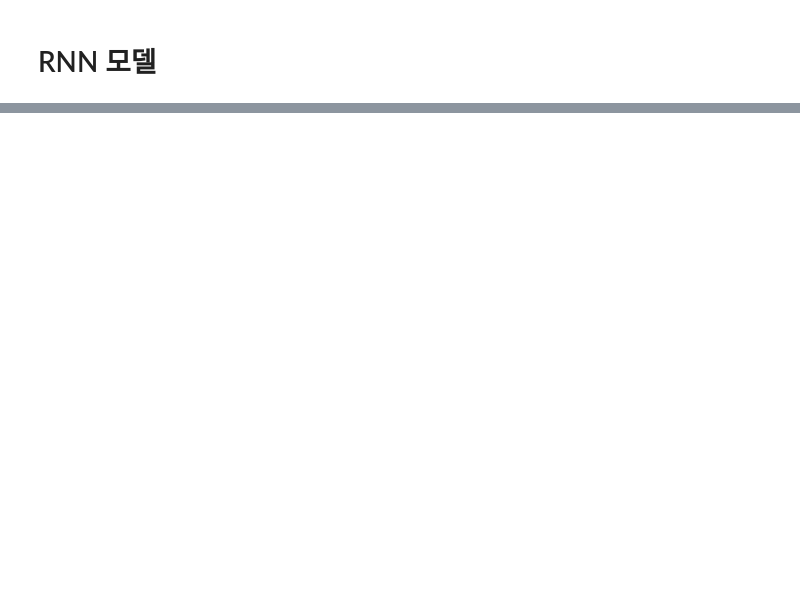
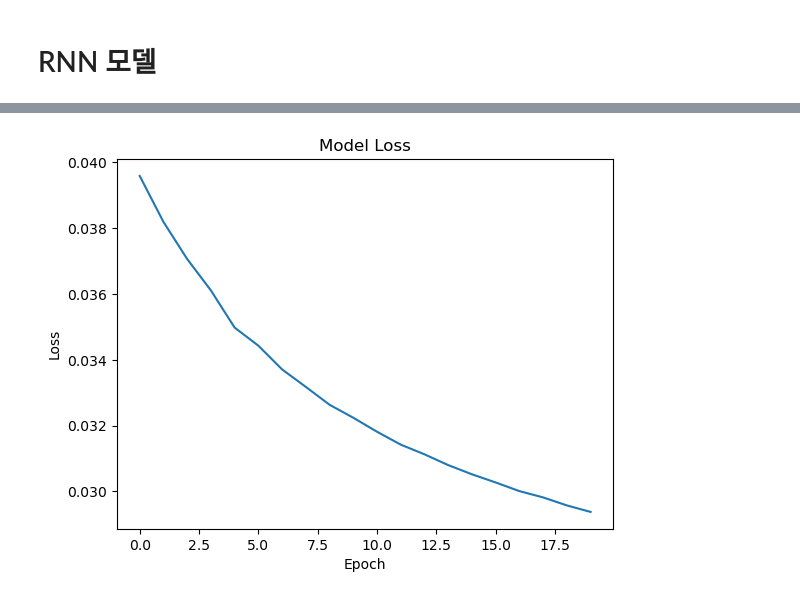
Before and after one commit to DoongDoongMaster/auto-drum-transcription, a Jupyter notebook: src/drum_classification_sequence.ipynb, the cells around one changed output, grey strips where cells are left out. Saved outputs shown, nothing was run; the diff lists cells and outputs as text; code cells hidden in the pictures; blank space fills up the shorter version.

```diff
--- a/src/drum_classification_sequence.ipynb
+++ b/src/drum_classification_sequence.ipynb
@@ -394,0 +575,19 @@ loss, accuracy = model.evaluate(X_test, Y_test)
+# %%
+import tensorflow as tf
+
+# build the model
+model_cc = tf.keras.Sequential()
+
+# bidirection-RNN layer
+model_cc.add(tf.keras.layers.Bidirectional(tf.keras.layers.SimpleRNN(50, return_sequences=True, input_shape=(TIME_WIDTH, N_FFT // 2 + 1), activation='relu')))
+model_cc.add(tf.keras.layers.Bidirectional(tf.keras.layers.SimpleRNN(50, return_sequences=True, activation='relu')))
+model_cc.add(tf.keras.layers.Bidirectional(tf.keras.layers.SimpleRNN(50, return_sequences=True, activation='relu')))
+
+# Flatten layer
+model_cc.add(tf.keras.layers.Flatten())
+
+# dense layer
+model_cc.add(tf.keras.layers.Dense(TIME_WIDTH, activation='sigmoid'))
+
+model_cc.build((None, TIME_WIDTH, N_FFT // 2 + 1))
+model_cc.summary()
@@ -394,0 +612,7 @@ loss, accuracy = model.evaluate(X_test, Y_test)
+# %%
+# compile the model_cc
+opt_cc = tf.keras.optimizers.SGD(learning_rate=0.01, momentum=0.9)
+model_cc.compile(loss='binary_crossentropy', optimizer=opt_cc, metrics=['accuracy'])
+# %%
+# train the model_cc
+history_cc = model_cc.fit(X_train, Y_train, epochs=20)
@@ -394,0 +637,11 @@ loss, accuracy = model.evaluate(X_test, Y_test)
+# %%
+import matplotlib.pyplot as plt
+
+# plot the loss results
+plt.plot(history_cc.history['loss'])
+plt.title('Model Loss')
+plt.ylabel('Loss')
+plt.xlabel('Epoch')
+plt.show()
+# %% [output]
+[figure, added]
```
Also changed, not shown: parts of 56 cells of this notebook.
